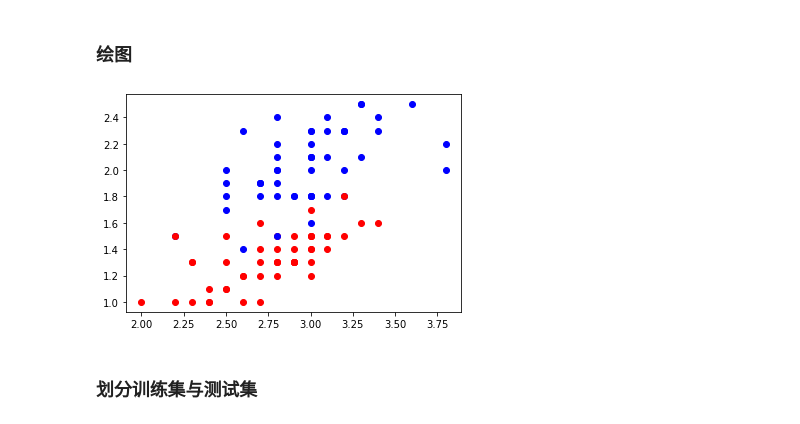
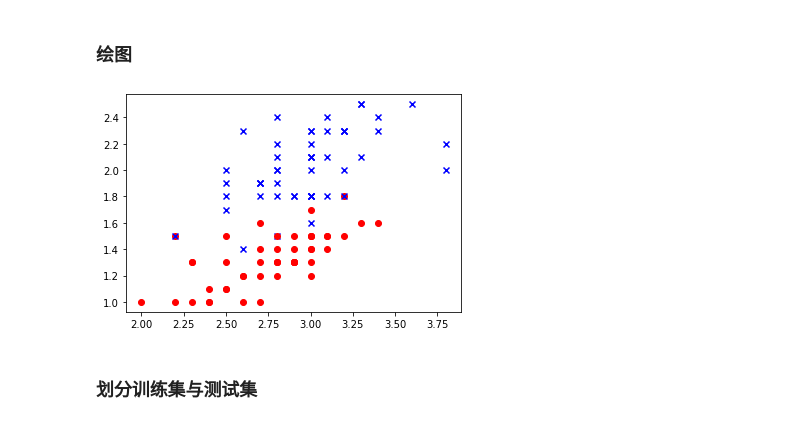
Before and after one commit to ZZh2333/NeuralNetworkAndDeepLearning, a Jupyter notebook: 3-24homework/homeworkv1.ipynb, the cells around one changed output. Drawn from its saved outputs; the diff is of its cells as text; code cells hidden in the pictures.

```diff
--- a/3-24homework/homeworkv1.ipynb
+++ b/3-24homework/homeworkv1.ipynb
@@ -95,12 +95,12 @@ data = data.values
 # %%
 for i in range(len(data)):
     if data[i][-1] == -1:
-        plt.scatter(data[i][0],data[i][1],c='r')
+        plt.scatter(data[i][0],data[i][1],c='r',marker='o')
     else:
-        plt.scatter(data[i][0],data[i][1],c='b')
+        plt.scatter(data[i][0],data[i][1],c='b',marker='x')
 plt.show()
 # %% [output]
-[figure, old version]
+[figure, new version]
 # %% [markdown]
 ### 划分训练集与测试集
 # %%
```
Also changed, not shown: parts of 8 cells of this notebook.
